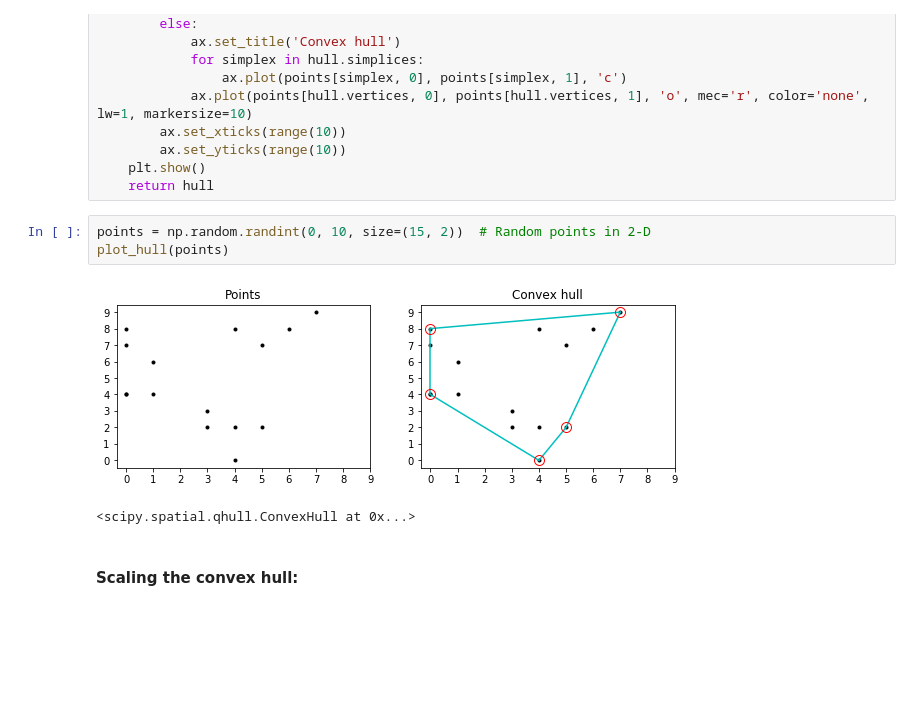
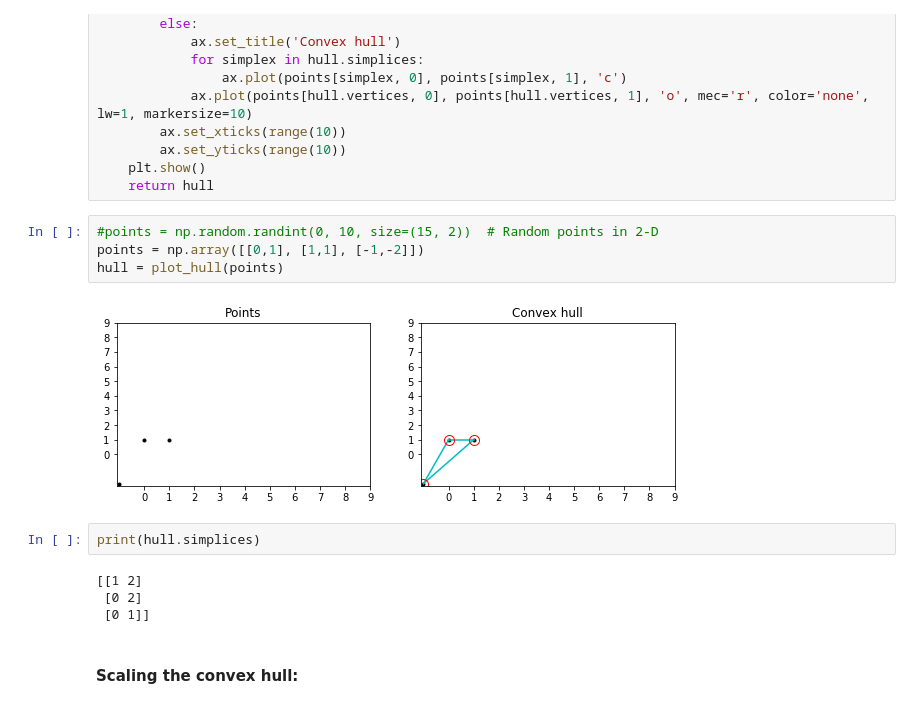
Before and after one commit to ineschunghalpern/lsgnt-computers, a Jupyter notebook: Comp_project/convex_hull.ipynb, the cells around one changed output. Saved outputs shown, nothing was run; the diff lists cells and outputs as text; blank space fills up the shorter version.

```diff
--- a/Comp_project/convex_hull.ipynb
+++ b/Comp_project/convex_hull.ipynb
@@ -22,11 +22,17 @@ def plot_hull(points):
     plt.show()
     return hull
 # %%
-points = np.random.randint(0, 10, size=(15, 2))  # Random points in 2-D
-plot_hull(points)
+#points = np.random.randint(0, 10, size=(15, 2))  # Random points in 2-D
+points = np.array([[0,1], [1,1], [-1,-2]])
+hull = plot_hull(points)
 # %% [output]
-[figure, old version]
+[figure, new version]
-<scipy.spatial.qhull.ConvexHull at 0x...>
+# %%
+print(hull.simplices)
+# %% [output]
+[[1 2]
+ [0 2]
+ [0 1]]
 # %% [markdown]
 #### Scaling the convex hull:
 # %%
```
Also changed, not shown: parts of 9 cells of this notebook, 12 other files.
